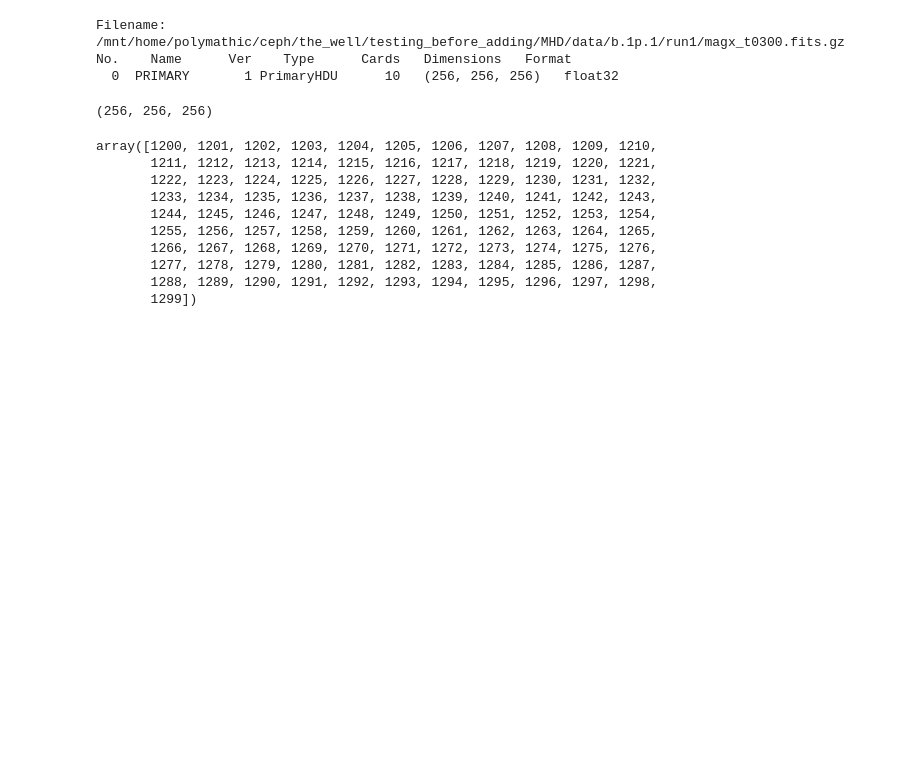
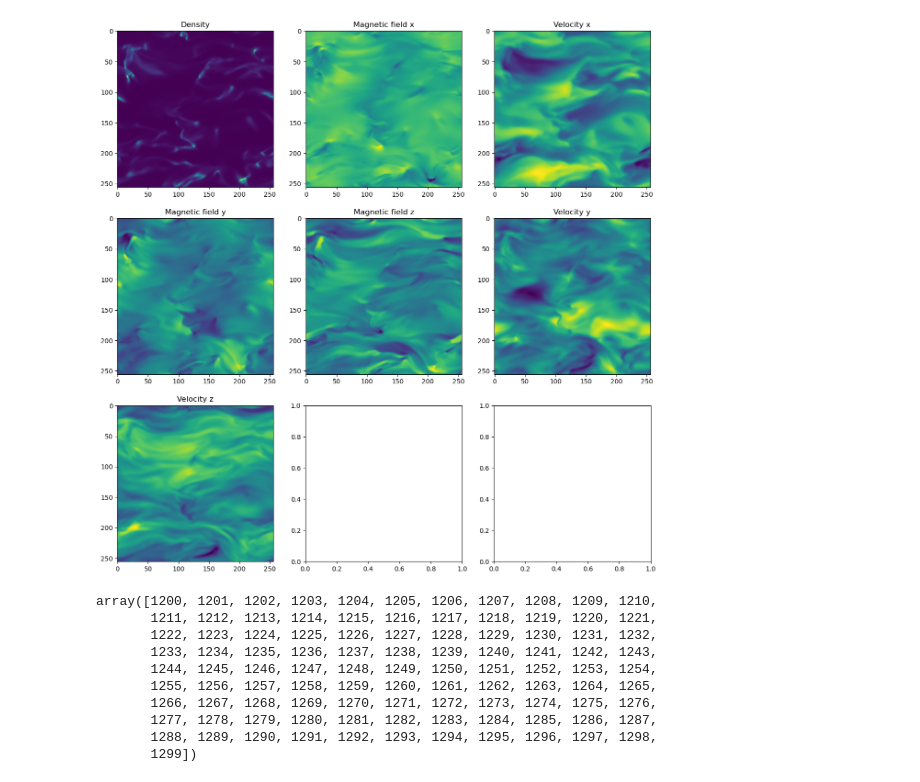
Before and after one commit to PolymathicAI/the_well, a Jupyter notebook: 3D/MHD/visualization_MHD.ipynb, the cells around one changed output. Drawn from its saved outputs; the diff is of its cells as text; code cells hidden in the pictures; blank space fills up the shorter version.

Commit message:
added some readme and visualization MHD

```diff
--- a/3D/MHD/visualization_MHD.ipynb
+++ b/3D/MHD/visualization_MHD.ipynb
@@ -7,16 +5,39 @@ path = '/mnt/home/polymathic/ceph/the_well/testing_before_adding/MHD/data/b.1p.1
-# %%
-with fits.open(path) as hdul:
-    hdul.info()
-# %% [output]
-Filename: /mnt/home/polymathic/ceph/the_well/testing_before_adding/MHD/data/b.1p.1/run1/magx_t0300.fits.gz
-No.    Name      Ver    Type      Cards   Dimensions   Format
-  0  PRIMARY       1 PrimaryHDU      10   (256, 256, 256)   float32
-# %%
-with fits.open(path) as hdul:
-    a = hdul['PRIMARY'].data
-    print(a.shape)
-# %% [output]
-(256, 256, 256)
+# %%
+bp = ['.1', '1']
+pp = ['.01', '.1', '.2', '1', '2']
+b = bp[1]
+p = pp[0]
+path = f'data/b{b}_p{p}.hdf5'
+# %%
+with h5py.File(path, 'r') as f:
+    density = f['density'][0]
+    mag_x = f['mag_x'][0]
+    mag_y = f['mag_y'][0]
+    mag_z = f['mag_z'][0]
+    vel_x = f['velocity_x'][0]
+    vel_y = f['velocity_y'][0]
+    vel_z = f['velocity_z'][0]
+# %%
+slice_nb = 128
+time = 50
+fig, axs = plt.subplots(3, 3, figsize=(15, 15))
+axs[0, 0].imshow(density[time, slice_nb], cmap='viridis')
+axs[0, 0].set_title('Density')
+axs[0, 1].imshow(mag_x[time, slice_nb], cmap='viridis')
+axs[0, 1].set_title('Magnetic field x')
+axs[0, 2].imshow(vel_x[time, slice_nb], cmap='viridis')
+axs[0, 2].set_title('Velocity x')
+axs[1, 0].imshow(mag_y[time, slice_nb], cmap='viridis')
+axs[1, 0].set_title('Magnetic field y')
+axs[1, 1].imshow(mag_z[time, slice_nb], cmap='viridis')
+axs[1, 1].set_title('Magnetic field z')
+axs[1, 2].imshow(vel_y[time, slice_nb], cmap='viridis')
+axs[1, 2].set_title('Velocity y')
+axs[2, 0].imshow(vel_z[time, slice_nb], cmap='viridis')
+axs[2, 0].set_title('Velocity z')
+plt.show()
+# %% [output]
+[figure, added]
 # %%
 t = np.linspace(300, 399, 100, dtype=int)
 n_run = np.linspace(1, 10, 10, dtype=int)
```
Also changed, not shown: parts of 2 cells of this notebook, 4 other files.
